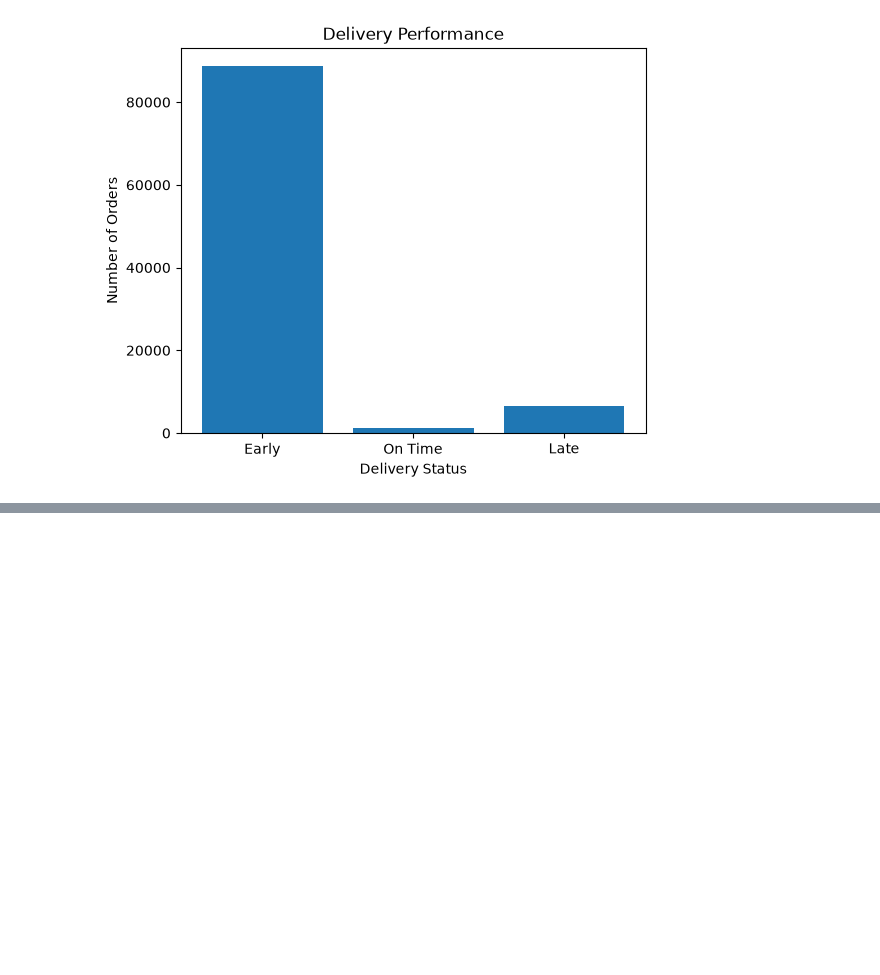
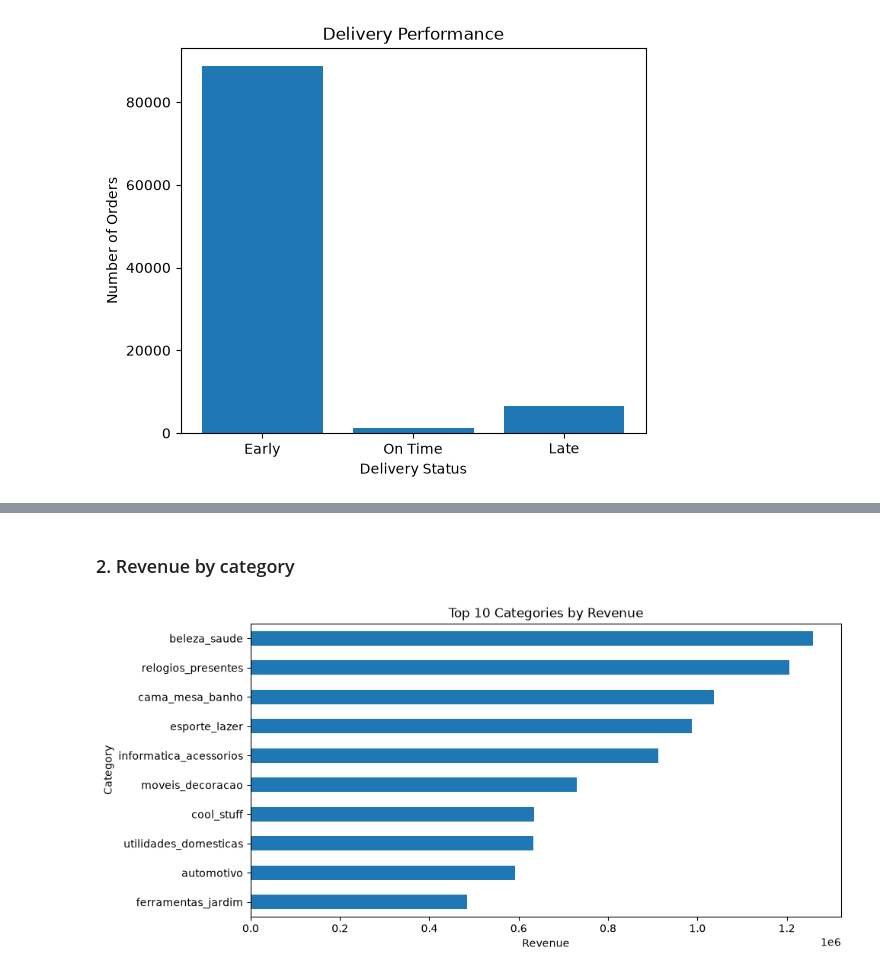
Before and after one commit to anees555/Customer-Intelligent-Platform, a Jupyter notebook: notebooks/04_visual_eda.ipynb, the cells around one changed output, grey strips where cells are left out. Saved outputs shown, nothing was run; the diff lists cells and outputs as text; code cells hidden in the pictures; blank space fills up the shorter version.

```diff
--- a/notebooks/04_visual_eda.ipynb
+++ b/notebooks/04_visual_eda.ipynb
@@ -654,0 +683,19 @@ plt.show()
+# %% [markdown]
+### 2. Revenue by category
+# %%
+category_revenue = (
+    product_df
+    .groupby("product_category_name")["total_revenue"]
+    .sum()
+    .sort_values(ascending=False)
+    .head(10)
+)
+
+plt.figure(figsize=(10,5))
+category_revenue.sort_values().plot(kind="barh")
+plt.title("Top 10 Categories by Revenue")
+plt.xlabel("Revenue")
+plt.ylabel("Category")
+plt.show()
+# %% [output]
+[figure, added]
```
Also changed, not shown: parts of 19 cells of this notebook, 1 other file.
